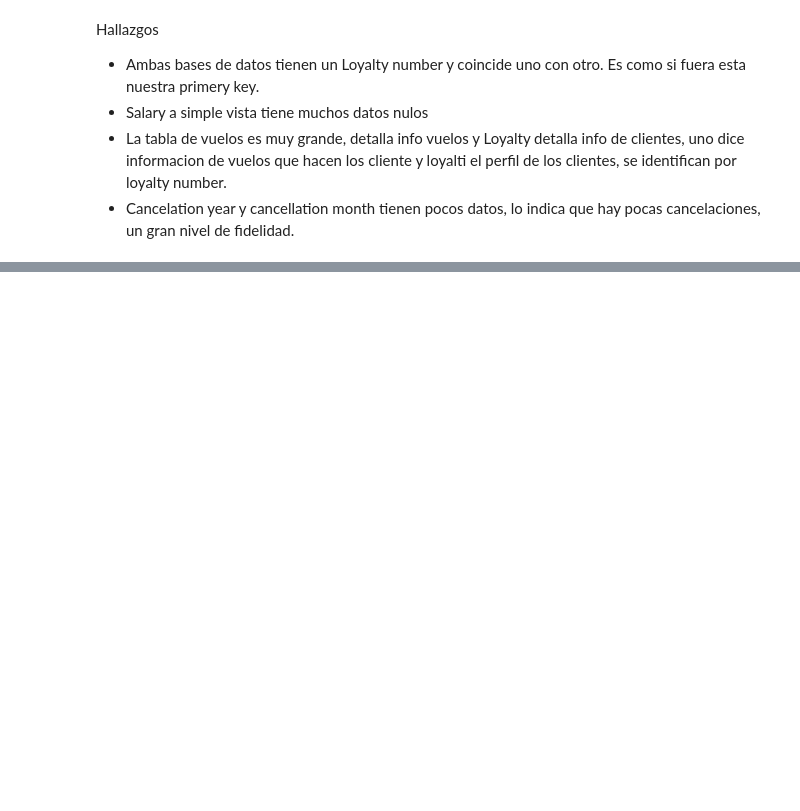
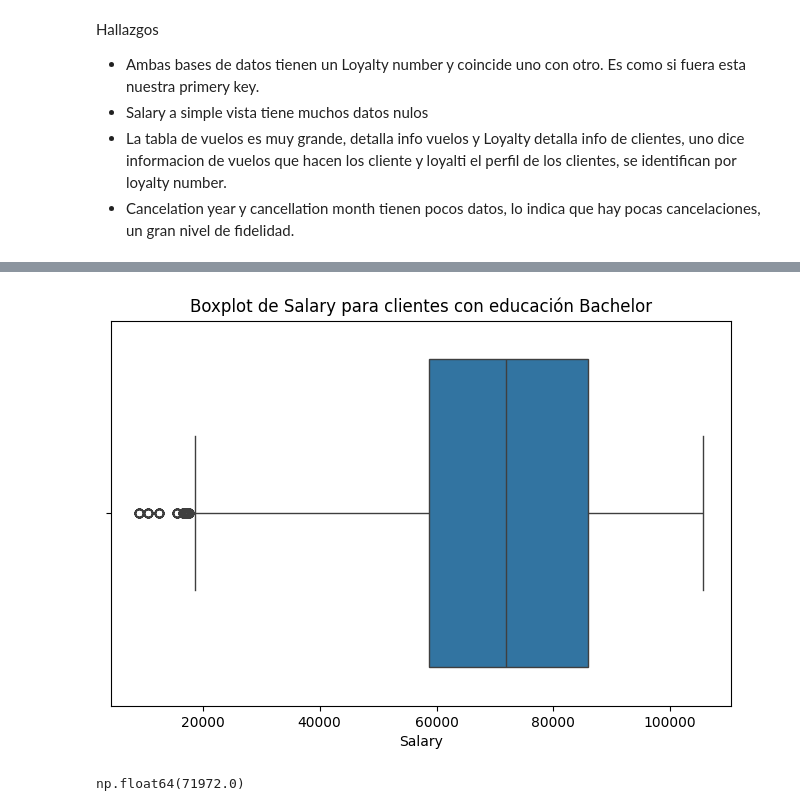
Before and after one commit to Adalab/bda-modulo-3-evaluacion-final-Valeangie, a Jupyter notebook: evaluacion_final_modulo_3.ipynb, the cells around one changed output, grey strips where cells are left out. Cells and saved outputs as stored; diff of their text form; code cells hidden in the pictures; blank space fills up the shorter version.

```diff
--- a/evaluacion_final_modulo_3.ipynb
+++ b/evaluacion_final_modulo_3.ipynb
@@ -146,0 +170,4 @@ Hallazgos
+# %%
+#Unimos los dos df. Utilizamos merge, left para no perder info,
+
+df_all = pd.merge(df_flight,df_loyalty, on = "Loyalty Number", how = "left")
@@ -146,0 +221,3 @@ Hallazgos
+# %%
+df_all["Salary"] = df_all["Salary"].abs()
+df_all[df_all["Salary"]< 0]
@@ -146,0 +298,2 @@ Hallazgos
+# %%
+df_all.drop_duplicates(inplace=True) # Eliminamos solo duplicados exactos
@@ -146,0 +392,3 @@ Hallazgos
+# %%
+df_b_salary=df_all[df_all["Education"] == "Bachelor"]
+df_b_salary
@@ -146,0 +409,16 @@ Hallazgos
+# %%
+
+# Veo por box plot los salrios, para ver que dato me conviene mas utilizar
+plt.figure(figsize=(8, 5))
+sns.boxplot(x=df_b_salary["Salary"])
+plt.title("Boxplot de Salary para clientes con educación Bachelor")
+plt.xlabel("Salary")
+plt.show()
+# %% [output]
+[figure, added]
+# %%
+
+median_bachelor = df_all[df_all["Education"] == "Bachelor"]["Salary"].median() # saco la mediana
+median_bachelor
+# %% [output]
+np.float64(71972.0)
```
Also changed, not shown: parts of 51 cells of this notebook.
